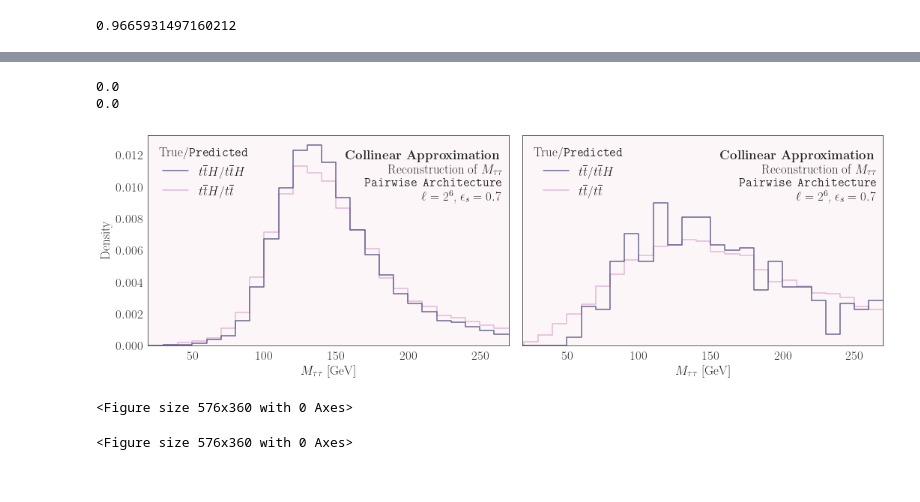
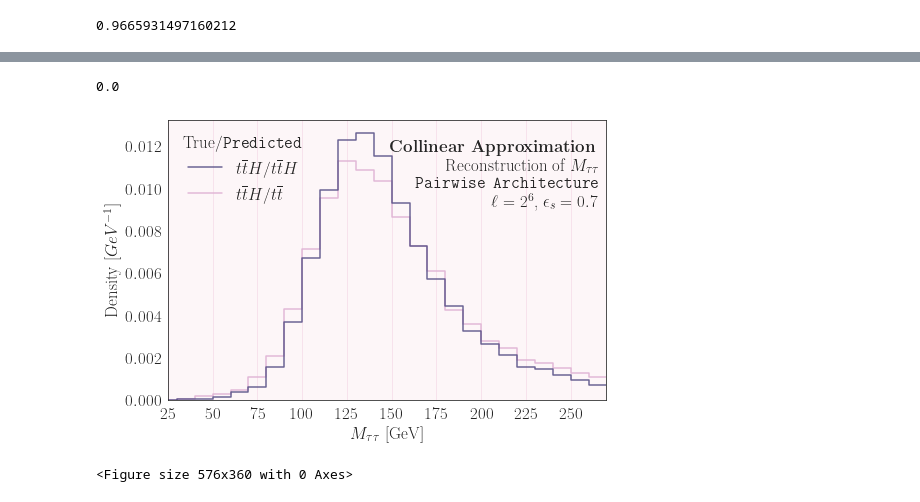
Before and after one commit to DelonShen/classifying-collider-events-with-point-clouds, a Jupyter notebook: paper_code/ditau_study.ipynb, the cells around one changed output, grey strips where cells are left out. Drawn from its saved outputs; the diff is of its cells as text; code cells hidden in the pictures.

Commit message:
some cosmetic changes to graphs and generatred truth level graphs for cross checks

```diff
--- a/paper_code/ditau_study.ipynb
+++ b/paper_code/ditau_study.ipynb
@@ -263,7 +260,7 @@ import bisect
 plt.rcParams['font.size'] = 17
 
 # fig, ((ax1, ax2), (ax3, ax4)) = plt.subplots(2, 2, figsize=(15,10), sharey=True, sharex=True)
-fig, (ax1,ax2) = plt.subplots(1, 2, figsize=(15,5), sharey=True, sharex=True)
+fig, (ax1) = plt.subplots(1, 1, figsize=(7.5,5), sharey=True, sharex=True)
 
 location = bisect.bisect_left(tpr, 0.7)
 cutoff = thresholds[location]
@@ -294,97 +291,37 @@ cmap = np.array(sns.cubehelix_palette(start=26/10, light=.97, n_colors=5))[mask]
 # cmap = ['r', 'b']
 # cmap = ['r']
 mn = min(ditau_mass)
 sns.set_style('white')
 # sns.set_palette(sns.color_palette([ '#94d2bd', '#005f73']))
 
 plt.rcParams['font.family'] = 'serif'
 plt.rcParams['figure.autolayout'] = True
 
 
 ax = sns.histplot(data=data, legend=True, multiple='layer',fill=False, alpha=0.9, ax=ax1, element="step", bins=27, binrange=(0,270), palette=cmap ,common_norm=False,stat="density")
 ax.set_facecolor(np.array(sns.cubehelix_palette(start=26/10, light=.97, n_colors=5))[0])
 sns.move_legend(ax, 'upper left', frameon=False, title=r'True/\texttt{Predicted}')
-ax.set_xlim(mn, 270)
+ax.set_xlim(25, 270)
+ax.set_xticks(np.arange(25,275,25))
 ax1.set_xlabel(r'$M_{\tau\tau}$ [GeV]')
+ax.set_ylabel(r'Density $[GeV^{-1}]$')
 
 annot_txt = r'\textbf{Collinear Approximation}'
 annot_txt += '\n'
 annot_txt += r'Reconstruction of $M_{\tau\tau}$'
 annot_txt += '\n'
 annot_txt += r'\texttt{Pairwise Architecture}'
 annot_txt += '\n'
 annot_txt += r'$\ell=2^6$, $\epsilon_s=0.7$'
-
-
+ax.grid(color=np.array(sns.cubehelix_palette(start=26/10, light=.97, n_colors=13))[1], axis='x')
 ax.text(0.98, .925,
         s=annot_txt,
         transform=ax.transAxes,
         horizontalalignment='right',
         verticalalignment='top')
 
-
-import bisect
-
-location = bisect.bisect_left(tpr, 0.7)
-cutoff = thresholds[location]
-
-quantized_yhat = np.array([true>cutoff for (true, false) in yhat_test])
-assert(len(y_test_roc) == len(quantized_yhat))
-cut_bg_pass = np.array([(bool(quantized_yhat[i]) and not bool(y_test_roc[i])) for i in range(len(yhat_test))])
-cut_bg_fail = np.array([not quantized_yhat[i] and not bool(y_test_roc[i]) for i in range(len(yhat_test))])
-
-ditau_mass = np.array([event[-1] for event in X_test_ATLAS])
-
-import pandas as pd
-
-data1 = pd.DataFrame({r'$t\overline{t}$/$t\overline{t}H$': ditau_mass[cut_bg_pass]})
-data2 = pd.DataFrame({r'$t\overline{t}$/$t\overline{t}$':ditau_mass[cut_bg_fail]})
-data = pd.concat([data1, data2], axis=1)
-# data = data1
-
-#dropping nan
-hasnan = np.array([np.isnan(event[-1]) for event in X_test_ATLAS])
-print(sum(hasnan)/len(hasnan))
-
-plt.rcParams['font.family'] = 'serif'
-matplotlib.rcParams['text.usetex'] = True
-plt.figure(figsize=(8,5))
-mask = [False, True, False,True,False]
-cmap = np.array(sns.cubehelix_palette(start=26/10, light=.97, n_colors=5))[mask][::-1]
-# cmap = ['r', 'b']
-# cmap = ['r']
-mn = min(ditau_mass)
-sns.set_style('white')
-sns.set_palette(sns.color_palette([ '#94d2bd', '#005f73']))
-
-plt.rcParams['font.family'] = 'serif'
-plt.rcParams['figure.autolayout'] = True
-
-
-ax = sns.histplot(data=data, legend=True, multiple='layer',fill=False, alpha=0.9,  element="step", bins=27, ax=ax2, binrange=(0,270),common_norm=False, palette=cmap ,stat="density")
-ax.set_facecolor(np.array(sns.cubehelix_palette(start=26/10, light=.97, n_colors=5))[0])
-sns.move_legend(ax, 'upper left', frameon=False, title=r'True/\texttt{Predicted}')
-ax.set_xlim(mn, 270)
-ax2.set_xlabel(r'$M_{\tau\tau}$ [GeV]')
-
-annot_txt = r'\textbf{Collinear Approximation}'
-annot_txt += '\n'
-annot_txt += r'Reconstruction of $M_{\tau\tau}$'
-annot_txt += '\n'
-annot_txt += r'\texttt{Pairwise Architecture}'
-annot_txt += '\n'
-annot_txt += r'$\ell=2^6$, $\epsilon_s=0.7$'
-
-ax.text(0.98, .925,
-        s=annot_txt,
-        transform=ax.transAxes,
-        horizontalalignment='right',
-        verticalalignment='top')
-
-fig.savefig('figures/mTT_histograms.pdf', bbox_inches='tight')
+fig.savefig('figures/mTT_histograms1.pdf', bbox_inches='tight')
 # %% [output]
 0.0
-0.0
-[figure, old version]
+[figure, new version]
 <Figure size 576x360 with 0 Axes>
-<Figure size 576x360 with 0 Axes>
```
Also changed, not shown: parts of 11 cells of this notebook, 6 other files.
